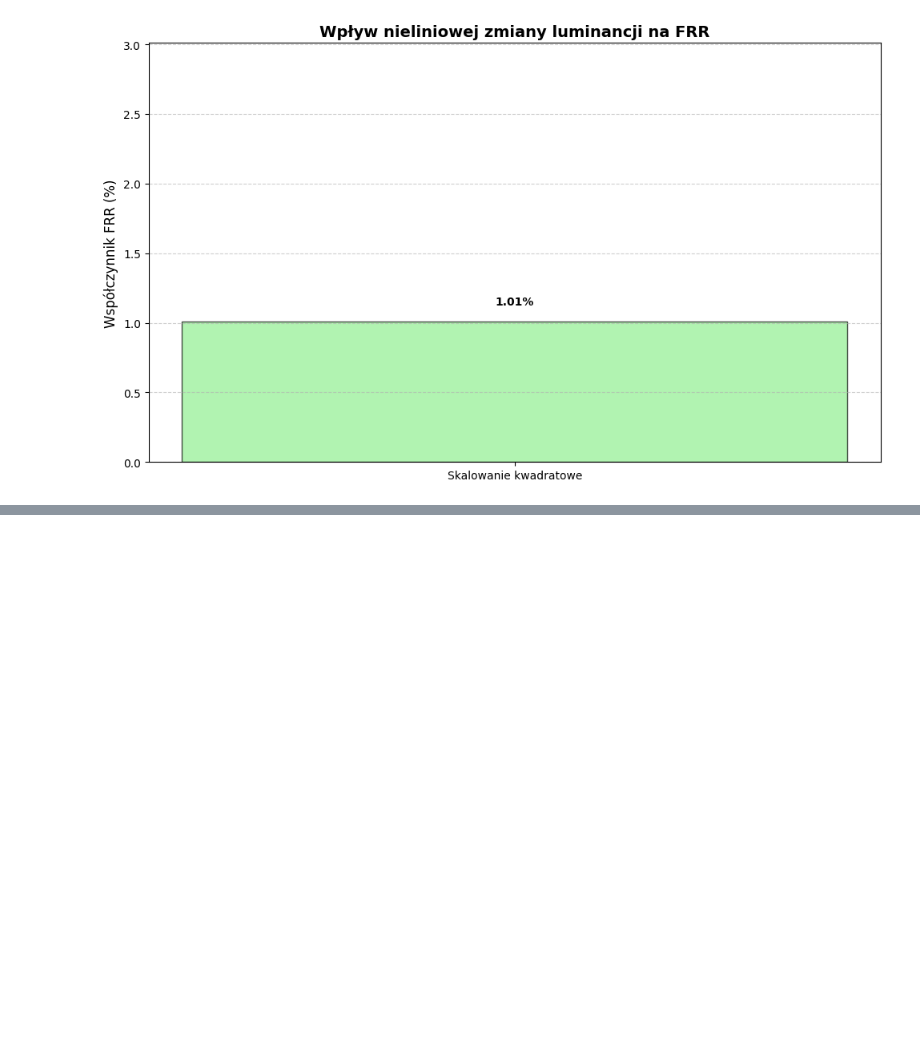
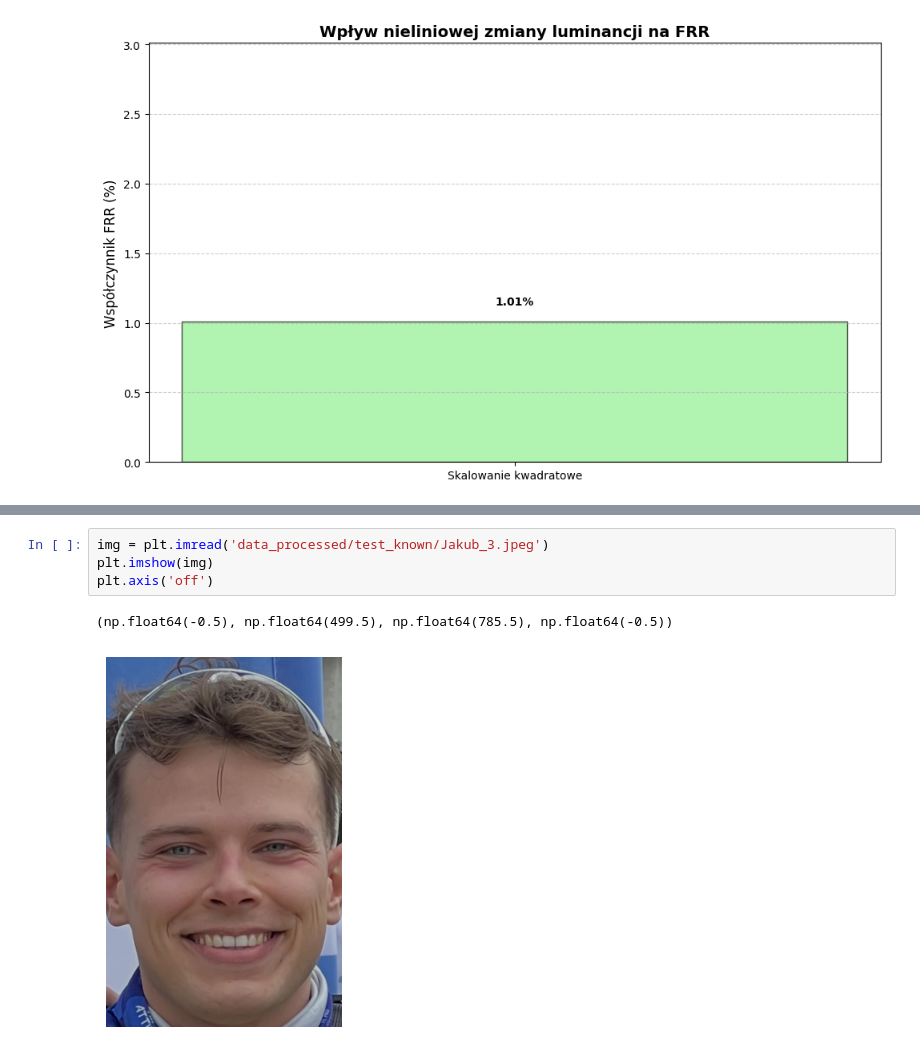
Before and after one commit to ala0702/facial-recognition-system, a Jupyter notebook: model.ipynb, the cells around one changed output, grey strips where cells are left out. Saved outputs shown, nothing was run; the diff lists cells and outputs as text; blank space fills up the shorter version.

```diff
--- a/model.ipynb
+++ b/model.ipynb
@@ -835,0 +879,7 @@ draw_bar_chart(quadratic, 'Wpływ nieliniowej zmiany luminancji na FRR', 'wykres
+# %%
+img = plt.imread('data_processed/test_known/Jakub_3.jpeg')
+plt.imshow(img)
+plt.axis('off')
+# %% [output]
+(np.float64(-0.5), np.float64(499.5), np.float64(785.5), np.float64(-0.5))
+[figure, added]
```
Also changed, not shown: parts of 10 cells of this notebook.
